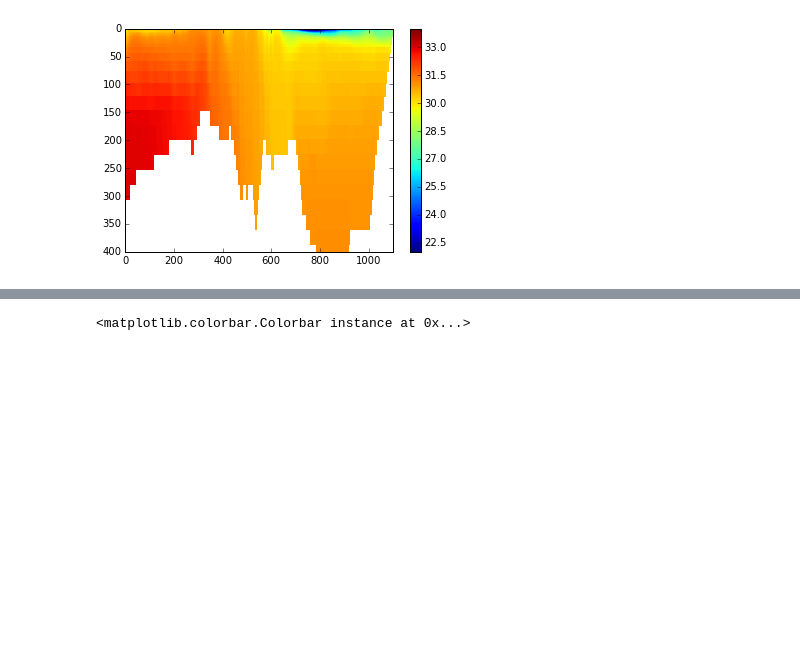
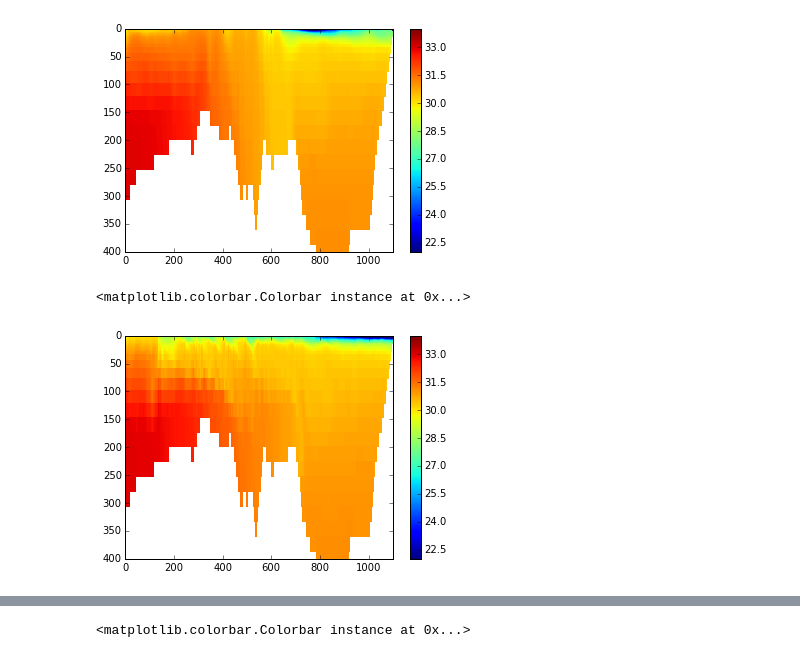
Before and after one commit to SalishSeaCast/2d-domain, a Jupyter notebook: analysis/3.6 Test.ipynb, the cells around one changed output, grey strips where cells are left out. Saved outputs shown, nothing was run; the diff lists cells and outputs as text; code cells hidden in the pictures; blank space fills up the shorter version.

```diff
--- a/analysis/3.6 Test.ipynb
+++ b/analysis/3.6 Test.ipynb
@@ -45,6 +45,14 @@ plt.colorbar()
 # %% [output]
 <matplotlib.colorbar.Colorbar instance at 0x...>
 [figure]
+# %%
+t=100
+plt.pcolormesh(np.arange(0,sal.shape[3]),deps,sal[t,:,y,:],vmin=smin,vmax=smax)
+plt.axis([0,1100,400,0])
+plt.colorbar()
+# %% [output]
+<matplotlib.colorbar.Colorbar instance at 0x...>
+[figure, added]
 # %%
 t=-1
 plt.pcolormesh(np.arange(0,sal.shape[3]),deps,sal[t,:,y,:],vmin=smin,vmax=smax)
```
Also changed, not shown: parts of 8 cells of this notebook, 23 other files.
